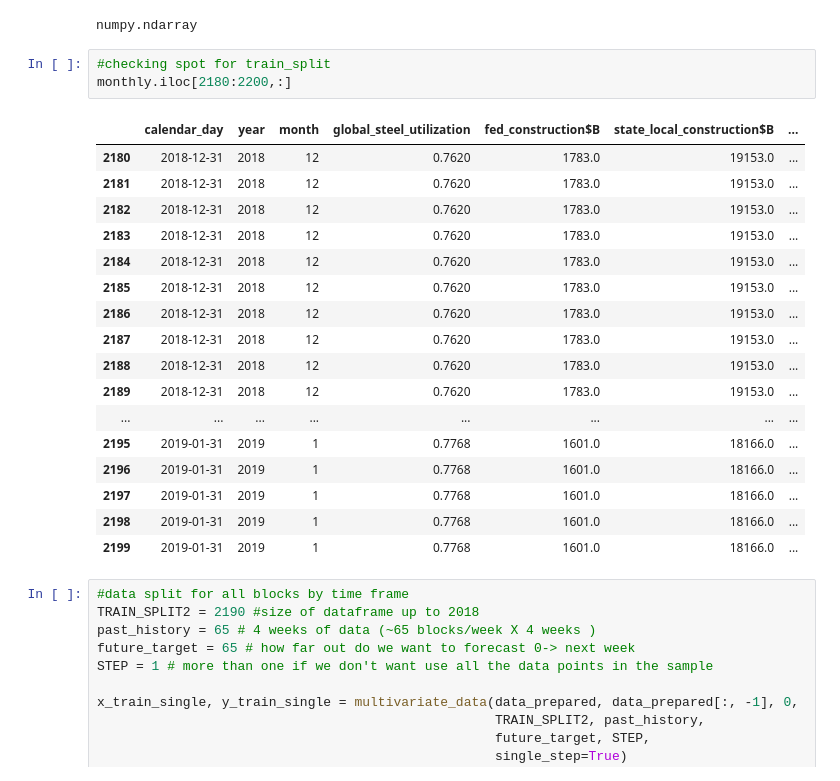
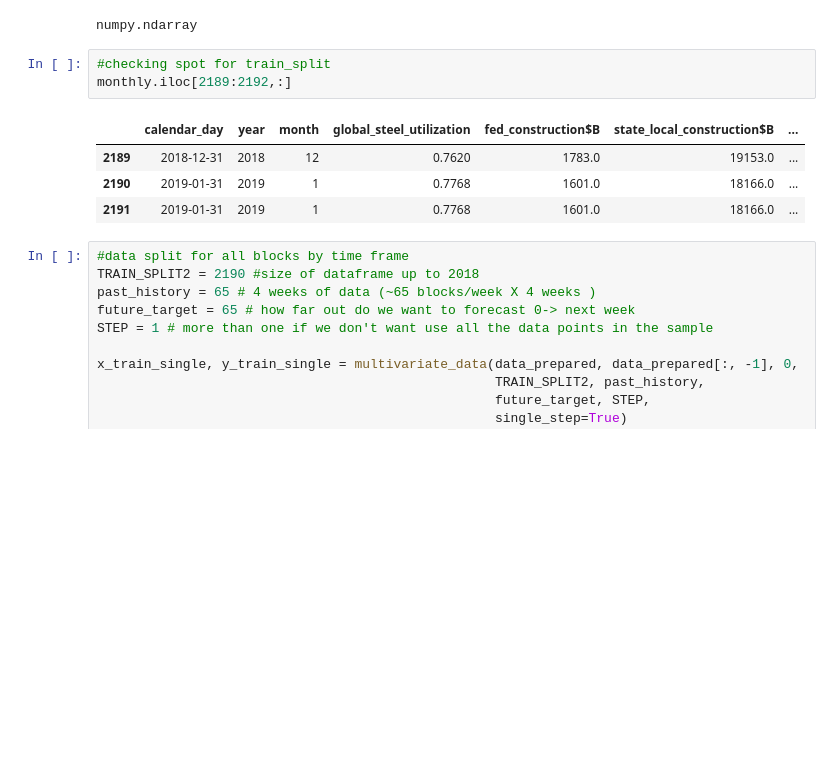
Before and after one commit to jvac06/pft, a Jupyter notebook: scripts/LSTM_monthly.ipynb, the cells around one changed output. Saved outputs shown, nothing was run; the diff lists cells and outputs as text; blank space fills up the shorter version.

```diff
--- a/scripts/LSTM_monthly.ipynb
+++ b/scripts/LSTM_monthly.ipynb
@@ -520,25 +520,12 @@ type(data_prepared)
 numpy.ndarray
 # %%
 #checking spot for train_split
-monthly.iloc[2180:2200,:]
+monthly.iloc[2189:2192,:]
 # %% [output]
 |  | calendar_day | year | month | global_steel_utilization | fed_construction$B | state_local_construction$B | ... |
-| 2180 | 2018-12-31 | 2018 | 12 | 0.7620 | 1783.0 | 19153.0 | ... |
-| 2181 | 2018-12-31 | 2018 | 12 | 0.7620 | 1783.0 | 19153.0 | ... |
-| 2182 | 2018-12-31 | 2018 | 12 | 0.7620 | 1783.0 | 19153.0 | ... |
-| 2183 | 2018-12-31 | 2018 | 12 | 0.7620 | 1783.0 | 19153.0 | ... |
-| 2184 | 2018-12-31 | 2018 | 12 | 0.7620 | 1783.0 | 19153.0 | ... |
-| 2185 | 2018-12-31 | 2018 | 12 | 0.7620 | 1783.0 | 19153.0 | ... |
-| 2186 | 2018-12-31 | 2018 | 12 | 0.7620 | 1783.0 | 19153.0 | ... |
-| 2187 | 2018-12-31 | 2018 | 12 | 0.7620 | 1783.0 | 19153.0 | ... |
-| 2188 | 2018-12-31 | 2018 | 12 | 0.7620 | 1783.0 | 19153.0 | ... |
 | 2189 | 2018-12-31 | 2018 | 12 | 0.7620 | 1783.0 | 19153.0 | ... |
-| ... | ... | ... | ... | ... | ... | ... | ... |
-| 2195 | 2019-01-31 | 2019 | 1 | 0.7768 | 1601.0 | 18166.0 | ... |
-| 2196 | 2019-01-31 | 2019 | 1 | 0.7768 | 1601.0 | 18166.0 | ... |
-| 2197 | 2019-01-31 | 2019 | 1 | 0.7768 | 1601.0 | 18166.0 | ... |
-| 2198 | 2019-01-31 | 2019 | 1 | 0.7768 | 1601.0 | 18166.0 | ... |
-| 2199 | 2019-01-31 | 2019 | 1 | 0.7768 | 1601.0 | 18166.0 | ... |
+| 2190 | 2019-01-31 | 2019 | 1 | 0.7768 | 1601.0 | 18166.0 | ... |
+| 2191 | 2019-01-31 | 2019 | 1 | 0.7768 | 1601.0 | 18166.0 | ... |
 # %%
 #data split for all blocks by time frame
 TRAIN_SPLIT2 = 2190 #size of dataframe up to 2018
```
Also changed, not shown: parts of 4 cells of this notebook.
